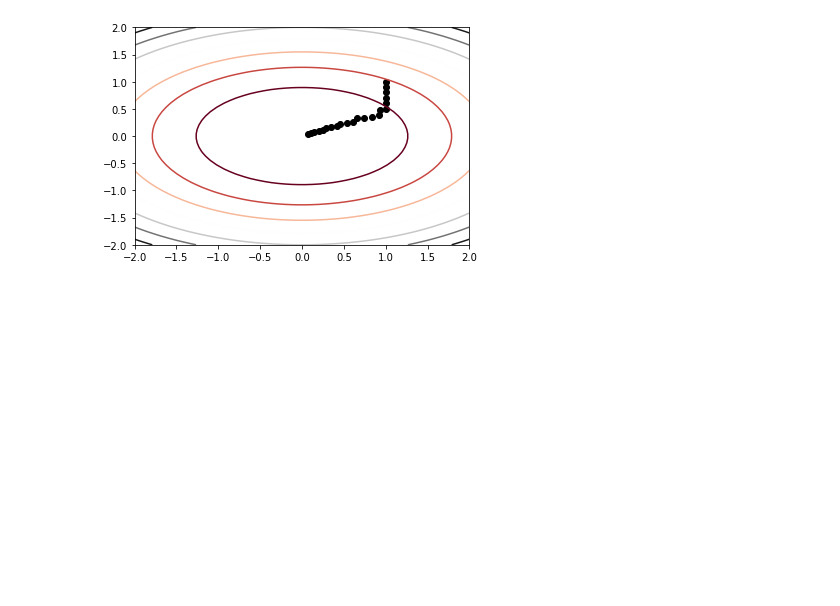
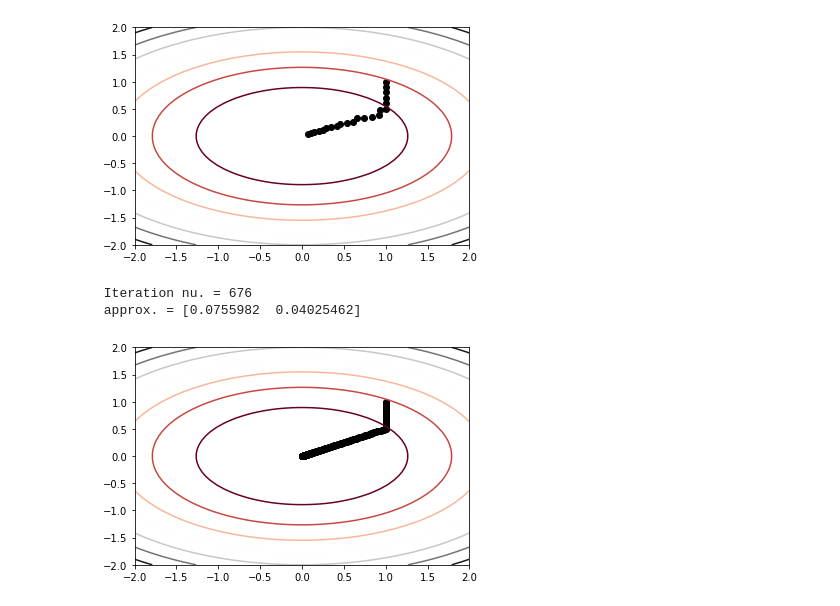
Before and after one commit to berthih/OCVX, a Jupyter notebook: OCVX.ipynb, the cells around one changed output. Cells and saved outputs as stored; diff of their text form; code cells hidden in the pictures; blank space fills up the shorter version.

Commit message:
Adam optimization done

```diff
--- a/OCVX.ipynb
+++ b/OCVX.ipynb
@@ -211,3 +194,31 @@ plot_2d(f)
  ob value = [0.10583644]
  and decay = 6.982427415989093.
 [figure]
+# %%
+def adam_optimization(func, gradient_func, theta_0, plot_f, alpha=0.01, beta_1=0.9, beta_2=0.999, epsilon=1e-8):
+    # Initialization
+    m_t = 0
+    v_t = 0
+    t = 0
+    g_t = gradient_func(func, theta_0)
+
+    while np.linalg.norm(g_t) >= epsilon:
+        t+=1
+        g_t = gradient_func(func, theta_0)
+        m_t = beta_1*m_t + (1-beta_1)*g_t #updates the moving averages of the gradient
+        v_t = beta_2*v_t + (1-beta_2)*(g_t*g_t) #updates the moving averages of the squared gradient
+        m_cap = m_t/(1-(beta_1**t)) #calculates the bias-corrected estimates
+        v_cap = v_t/(1-(beta_2**t)) #calculates the bias-corrected estimates
+        theta_0 = theta_0 - (alpha*m_cap)/(np.sqrt(v_cap)+epsilon) #updates the parameters
+        plot_f(theta_0, func(theta_0))
+
+    msg = " Iteration nu. = {}\n approx. = {}\n"
+    print(msg.format(t, x.flatten()))
+    return theta_0, t
+# %%
+adam_optimization(f, d_sgd_l2, np.array([[1], [1]], dtype=float), plot_f=(lambda x, y:plt.scatter(x[0], x[1], c='k')))
+plot_2d(f)
+# %% [output]
+ Iteration nu. = 676
+ approx. = [0.0755982  0.04025462]
+[figure, added]
```
Also changed, not shown: parts of 1 cell of this notebook.
